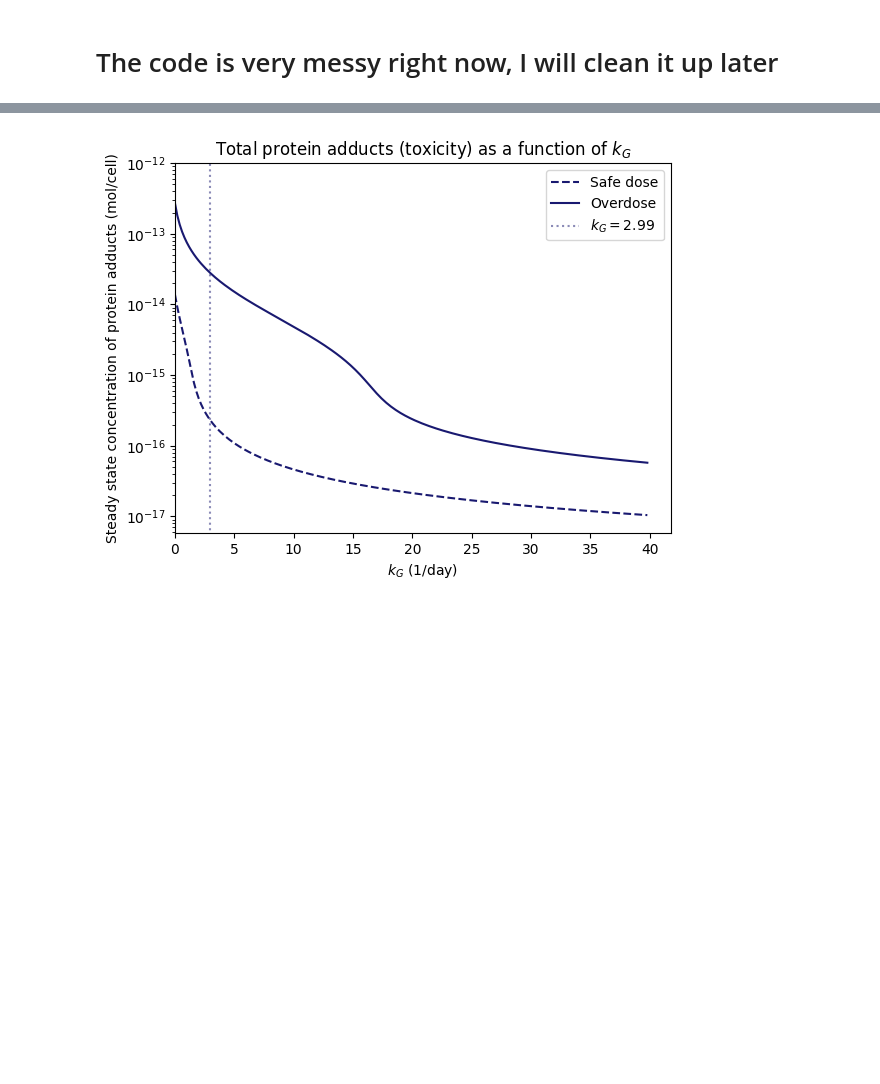
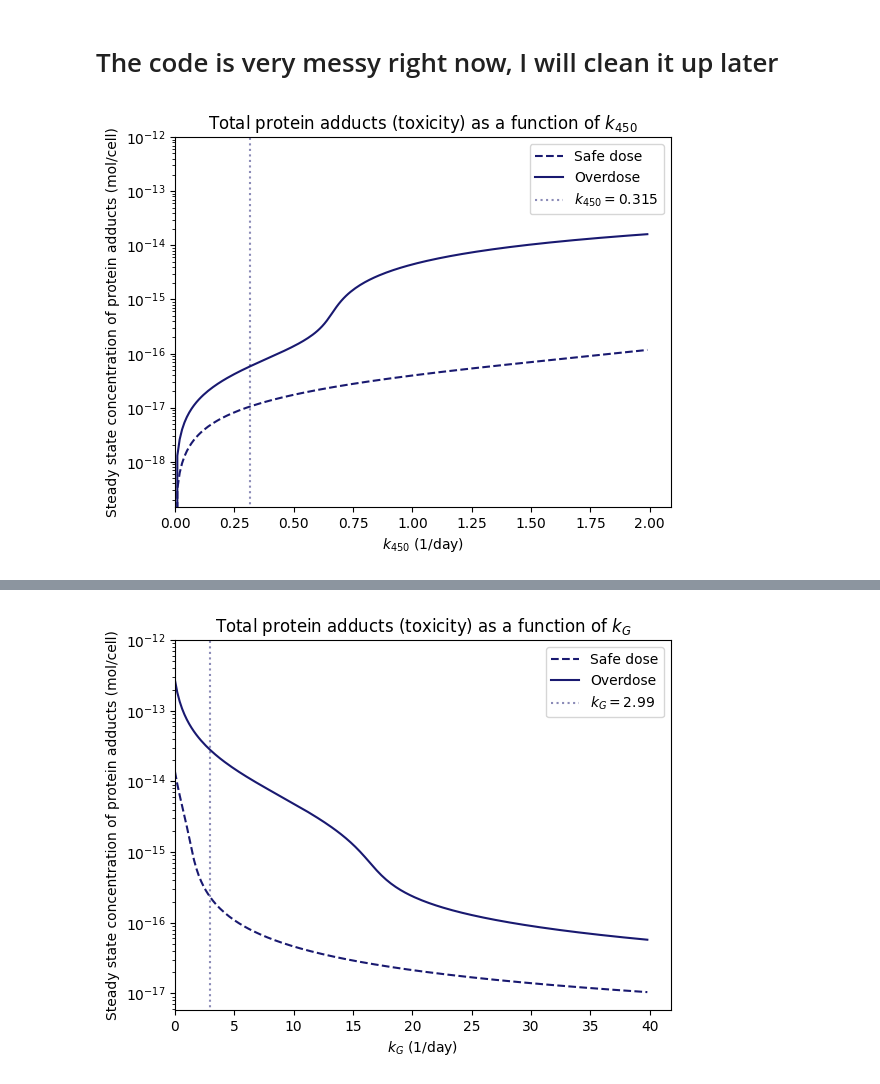
Before and after one commit to magicplankton/BIOL-AMATH-382-Project, a Jupyter notebook: simulation.ipynb, the cells around one changed output, grey strips where cells are left out. Cells and saved outputs as stored; diff of their text form; code cells hidden in the pictures; blank space fills up the shorter version.

Commit message:
Alcohol extension with wrong parameters

```diff
--- a/simulation.ipynb
+++ b/simulation.ipynb
@@ -146,6 +146,60 @@ Note:
 - Also, NAPQI looks off.
 # %% [markdown]
 # The code is very messy right now, I will clean it up later
+# %%
+def k_450_simulation(variable=4, name='protein adducts'):
+
+    """
+    Steady state of a model variable as a function of k_450.
+    Like Figures 9 and 10 in the paper (I think).
+
+    Parameters
+    ----------
+    variable: Each number corresponds with a variable to plot:
+        0: Paracetamol (APAP)
+        1: Sulphate (PAPS)
+        2: NAPQI
+        3: GSH
+        4: Protein adducts
+    name: A string for the plot titles
+    """
+    global k_450
+
+    P0 = [(1.32e-13) * 10**15, (5.28e-13) * 10**15] # femtomoles/cell
+
+    # times
+    t_min = 0
+    t_max = 5
+    dt = 0.001
+    times = np.arange(t_min, t_max+dt, dt) #generate time-grid list
+
+    safe_dose = []
+    overdose = []
+
+    for k in np.arange(0, 2, 0.01):
+        k_450 = k
+        F0 = [P0[0], b_s/d_s, 0, b_G/d_G, 0]
+        F = odeint(dFdt_original, F0, times)
+        safe_dose.append(F[-1,variable])
+        F0 = [P0[1], b_s/d_s, 0, b_G/d_G, 0]
+        F = odeint(dFdt_original, F0, times)
+        overdose.append(F[-1,variable])
+
+    plt.plot(np.arange(0, 2, 0.01), np.array(safe_dose) * 10**-15, '--', color='midnightblue', label='Safe dose')
+    plt.plot(np.arange(0, 2, 0.01), np.array(overdose) * 10**-15, color='midnightblue', label='Overdose')
+    plt.plot([0.315, 0.315], [0, 10e-13], ":", color='midnightblue', alpha=0.5, label='$k_{{450}}=0.315$')
+    plt.yscale('log')
+    plt.xlim(0,)
+    plt.ylim(0, 10e-13)
+    plt.title("Total protein adducts (toxicity) as a function of $k_{{450}}$")
+    plt.ylabel(f"Steady state concentration of {name} (mol/cell)")
+    plt.xlabel("$k_{{450}}$ (1/day)")
+    plt.legend()
+    plt.show()
+
+k_450_simulation()
+# %% [output]
+[figure, added]
 # %%
 P0 = [(1.32e-13) * 10**15, (5.28e-13) * 10**15] # femtomoles/cell
 
```
Also changed, not shown: parts of 4 cells of this notebook.
